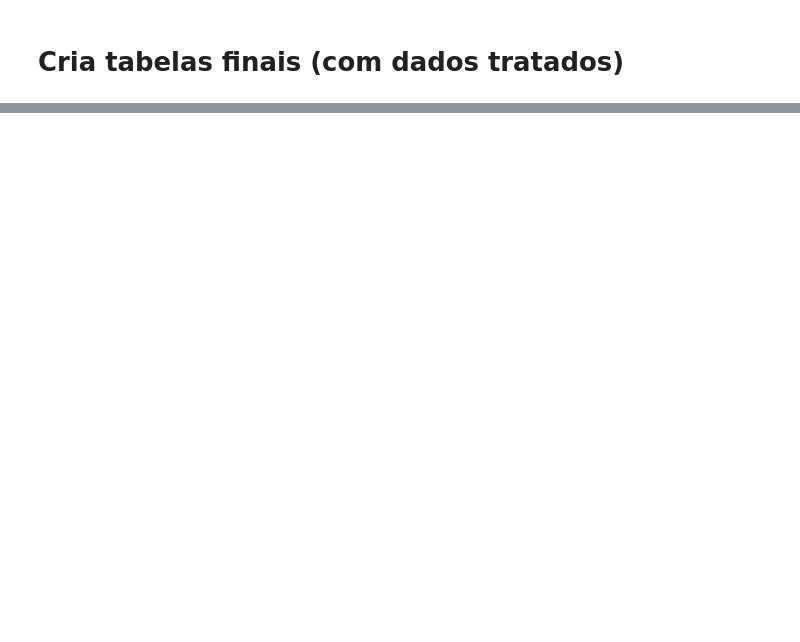
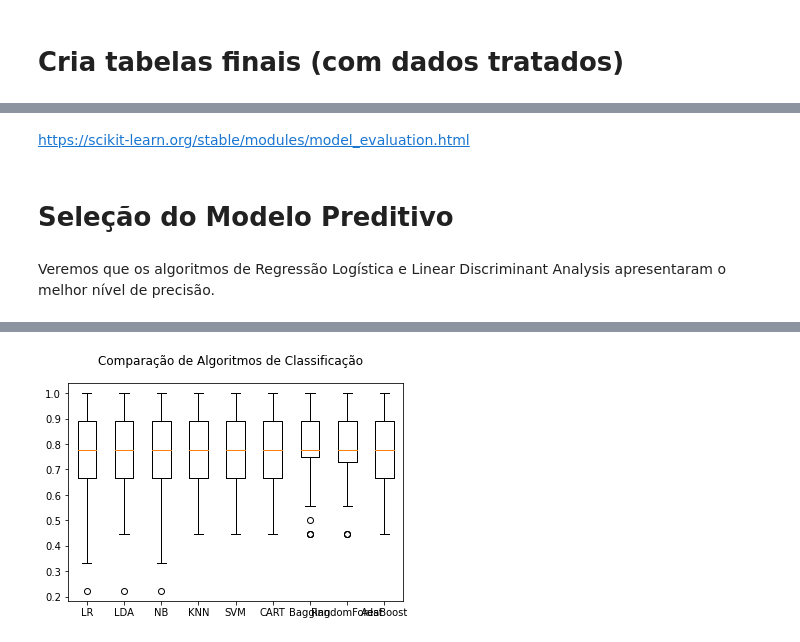
Before and after one commit to JoaoMatheusHneda/Titanic-Kaggle-Python, a Jupyter notebook: Codigos_Python.ipynb, the cells around one changed output, grey strips where cells are left out. Drawn from its saved outputs; the diff is of its cells as text; code cells hidden in the pictures; blank space fills up the shorter version.

```diff
--- a/Codigos_Python.ipynb
+++ b/Codigos_Python.ipynb
@@ -1748,0 +1747,4 @@ Tabela metadata_table_df_final criada!
+# %%
+from sklearn.preprocessing import LabelEncoder
+label_encoder = LabelEncoder()
+train_ml['Survived'] = label_encoder.fit_transform(train_ml['Survived'])
@@ -1748,0 +1753,6 @@ Tabela metadata_table_df_final criada!
+# %%
+from sklearn.preprocessing import OrdinalEncoder
+encoder = OrdinalEncoder()
+# transform data
+train_ml[['Pclass','Age']] = encoder.fit_transform(train_ml[['Pclass','Age']].astype('str'))
+test_ml[['Pclass','Age']] = encoder.fit_transform(test_ml[['Pclass','Age']].astype('str'))
@@ -1748,0 +1879,3 @@ Tabela metadata_table_df_final criada!
+# %%
+train_ml = train_ml.drop(columns='Fare')
+train_ml
@@ -1748,0 +1919,65 @@ Tabela metadata_table_df_final criada!
+# %% [markdown]
+https://scikit-learn.org/stable/modules/model_evaluation.html
+# %% [markdown]
+# Seleção do Modelo Preditivo
+# %% [markdown]
+Veremos que os algoritmos de Regressão Logística e Linear Discriminant Analysis apresentaram o melhor nível de precisão.
+# %%
+# Import dos módulos
+from pandas import read_csv
+import matplotlib.pyplot as plt
+from sklearn.model_selection import KFold
+from sklearn.model_selection import cross_val_score
+from sklearn.linear_model import LogisticRegression
+from sklearn.tree import DecisionTreeClassifier
+from sklearn.neighbors import KNeighborsClassifier
+from sklearn.discriminant_analysis import LinearDiscriminantAnalysis
+from sklearn.naive_bayes import GaussianNB
+from sklearn.svm import SVC
+from sklearn.ensemble import BaggingClassifier
+from sklearn.ensemble import RandomForestClassifier
+from sklearn.ensemble import AdaBoostClassifier
+from sklearn.ensemble import GradientBoostingClassifier
+
+max_iter=500
+num_trees = 100
+
+# Definindo os valores para o número de folds
+num_folds = 100
+seed = 7
+
+# Preparando a lista de modelos
+modelos = []
+modelos.append(('LR', LogisticRegression(max_iter=max_iter)))
+modelos.append(('LDA', LinearDiscriminantAnalysis()))
+modelos.append(('NB', GaussianNB()))
+modelos.append(('KNN', KNeighborsClassifier()))
+modelos.append(('SVM', SVC()))
+modelos.append(('CART', DecisionTreeClassifier()))
+modelos.append(('Bagging',BaggingClassifier(base_estimator = DecisionTreeClassifier(),
+                                                      n_estimators = num_trees, random_state = seed)))
+modelos.append(('RandomForest',RandomForestClassifier(n_estimators = num_trees, max_features = 'auto', random_state = seed)))
+modelos.append(('AdaBoost',AdaBoostClassifier(base_estimator = DecisionTreeClassifier(),
+                                                      n_estimators = num_trees, random_state = seed)))
+
+
+# Avaliando cada modelo em um loop
+resultados = []
+nomes = []
+
+for nome, modelo in modelos:
+    kfold = KFold(n_splits = num_folds, shuffle=True, random_state = seed)
+    cv_results = cross_val_score(modelo, train_ml.drop(columns='Survived'), train_ml['Survived'], cv = kfold, scoring = 'accuracy')
+    resultados.append(cv_results)
+    nomes.append(nome)
+    msg = "%s: %f (%f)" % (nome, cv_results.mean(), cv_results.std())
+    print(msg)
+
+# Boxplot para comparar os algoritmos
+fig = plt.figure()
+fig.suptitle('Comparação de Algoritmos de Classificação')
+ax = fig.add_subplot(111)
+plt.boxplot(resultados)
+ax.set_xticklabels(nomes)
+plt.show()
+# %% [output]
@@ -1748,0 +1993 @@ Tabela metadata_table_df_final criada!
+[figure, added]
```
Also changed, not shown: parts of 100 cells of this notebook, 6 other files.
